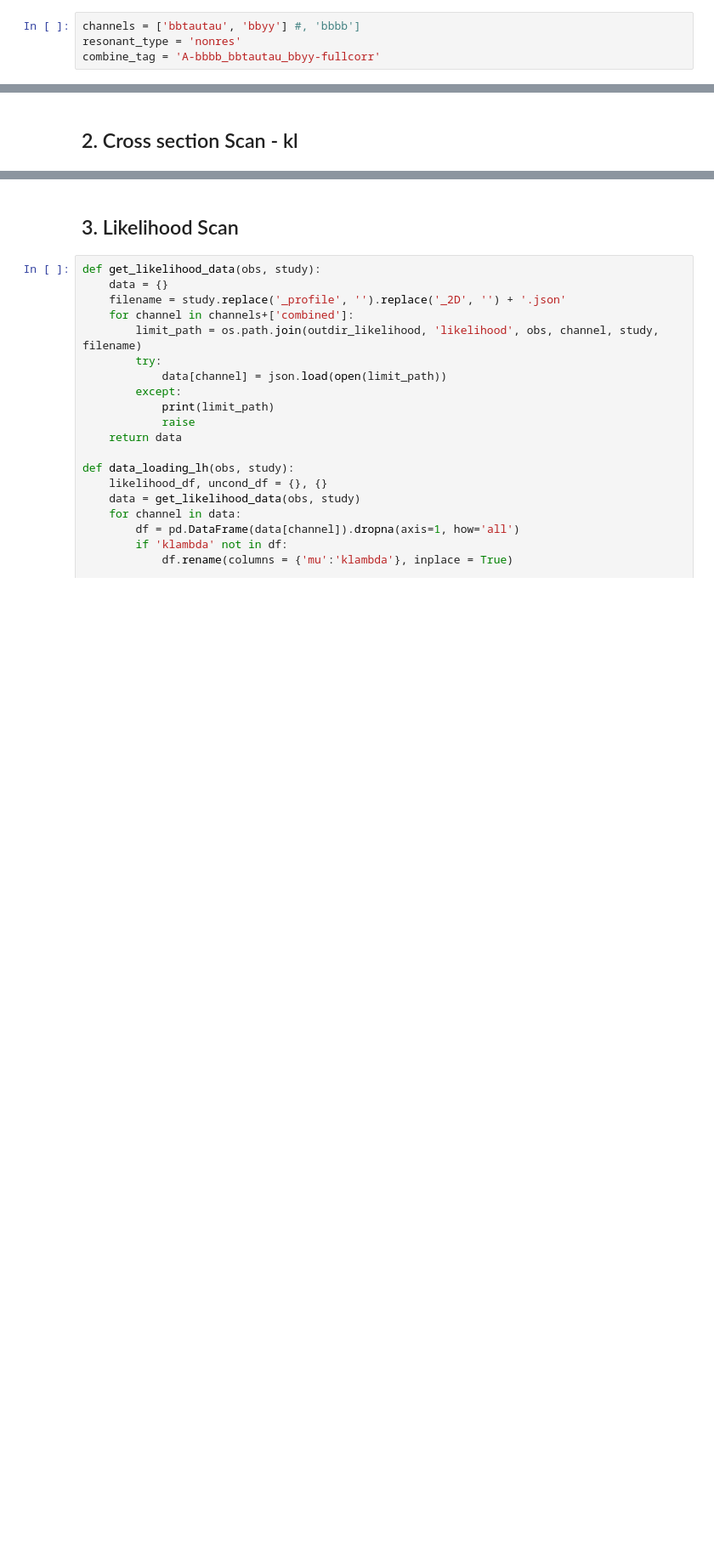
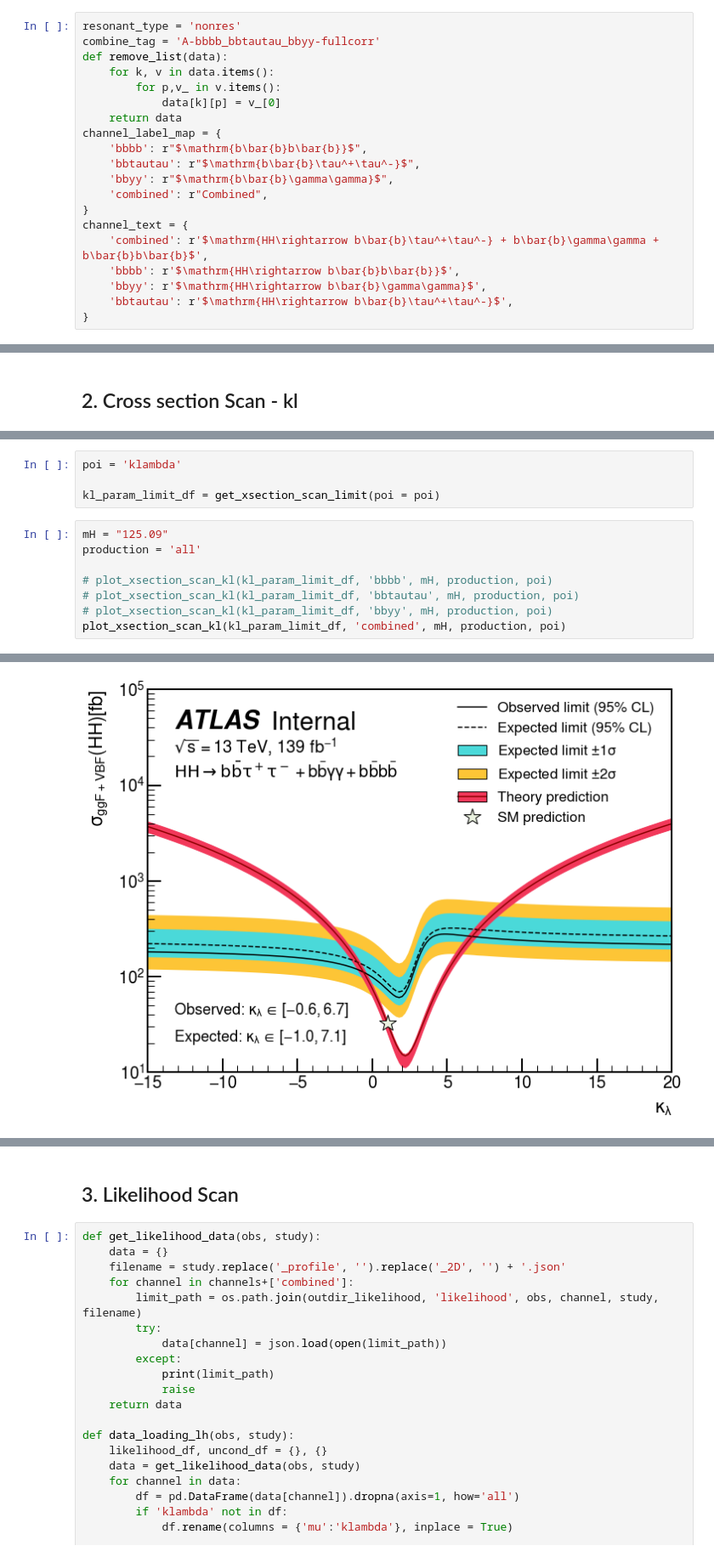
Before and after one commit to dyl64/hh_combination_fw, a Jupyter notebook: tutorials/HHH2022/GenPlots.ipynb, the cells around one changed output, grey strips where cells are left out. Shown: that part at 85% size. Drawn from its saved outputs; the diff is of its cells as text; blank space fills up the shorter version.

Commit message:
Rewrite plotting

```diff
--- a/tutorials/HHH2022/GenPlots.ipynb
+++ b/tutorials/HHH2022/GenPlots.ipynb
@@ -20,6 +26,22 @@ outdir_likelihood = os.environ['hh_combination_fw_path']+'/tutorials/HHH2022/out
 
 # outdir_likelihood = '/eos/user/c/chlcheng/analysis/HHComb/H_HH_combination/outputs_HHH2022_20220425/'
 # %%
-channels = ['bbtautau', 'bbyy'] #, 'bbbb']
 resonant_type = 'nonres'
 combine_tag = 'A-bbbb_bbtautau_bbyy-fullcorr'
+def remove_list(data):
+    for k, v in data.items():
+        for p,v_ in v.items():
+            data[k][p] = v_[0]
+    return data
+channel_label_map = {
+    'bbbb': r"$\mathrm{b\bar{b}b\bar{b}}$",
+    'bbtautau': r"$\mathrm{b\bar{b}\tau^+\tau^-}$",
+    'bbyy': r"$\mathrm{b\bar{b}\gamma\gamma}$",
+    'combined': r"Combined",
+}
+channel_text = {
+    'combined': r'$\mathrm{HH\rightarrow b\bar{b}\tau^+\tau^-} + b\bar{b}\gamma\gamma + b\bar{b}b\bar{b}$',
+    'bbbb': r'$\mathrm{HH\rightarrow b\bar{b}b\bar{b}}$',
+    'bbyy': r'$\mathrm{HH\rightarrow b\bar{b}\gamma\gamma}$',
+    'bbtautau': r'$\mathrm{HH\rightarrow b\bar{b}\tau^+\tau^-}$',
+}
@@ -126,0 +261,13 @@ Invalid limit will be ignored.
+# %%
+poi = 'klambda'
+
+kl_param_limit_df = get_xsection_scan_limit(poi = poi)
+# %%
+mH = "125.09"
+production = 'all'
+
+# plot_xsection_scan_kl(kl_param_limit_df, 'bbbb', mH, production, poi)
+# plot_xsection_scan_kl(kl_param_limit_df, 'bbtautau', mH, production, poi)
+# plot_xsection_scan_kl(kl_param_limit_df, 'bbyy', mH, production, poi)
+plot_xsection_scan_kl(kl_param_limit_df, 'combined', mH, production, poi)
+# %% [output]
@@ -127 +278,2 @@ Invalid limit will be ignored.
+[figure, added]
 # %%
```
Also changed, not shown: parts of 37 cells of this notebook, 4 other files.
